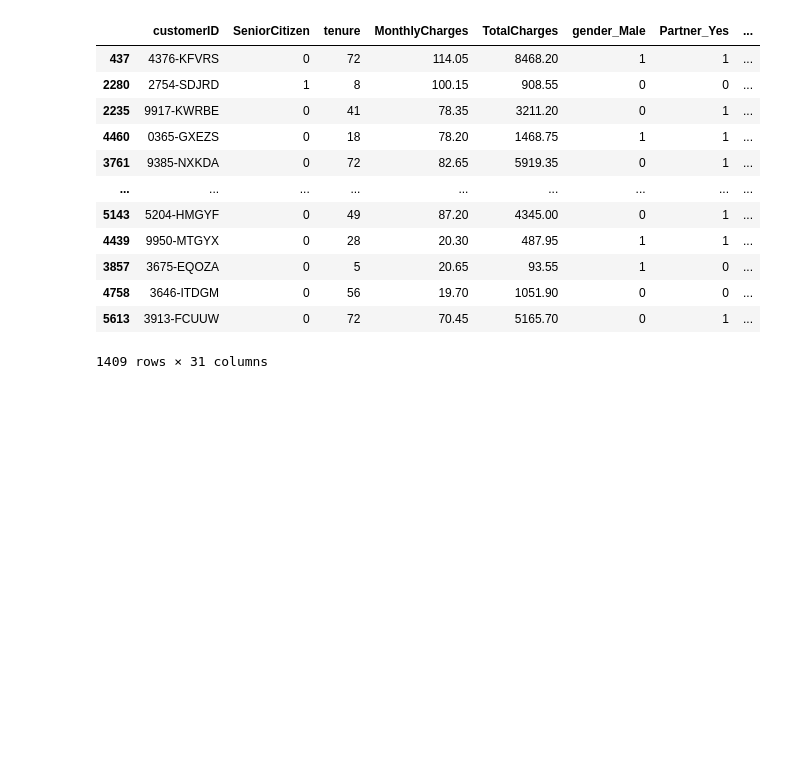
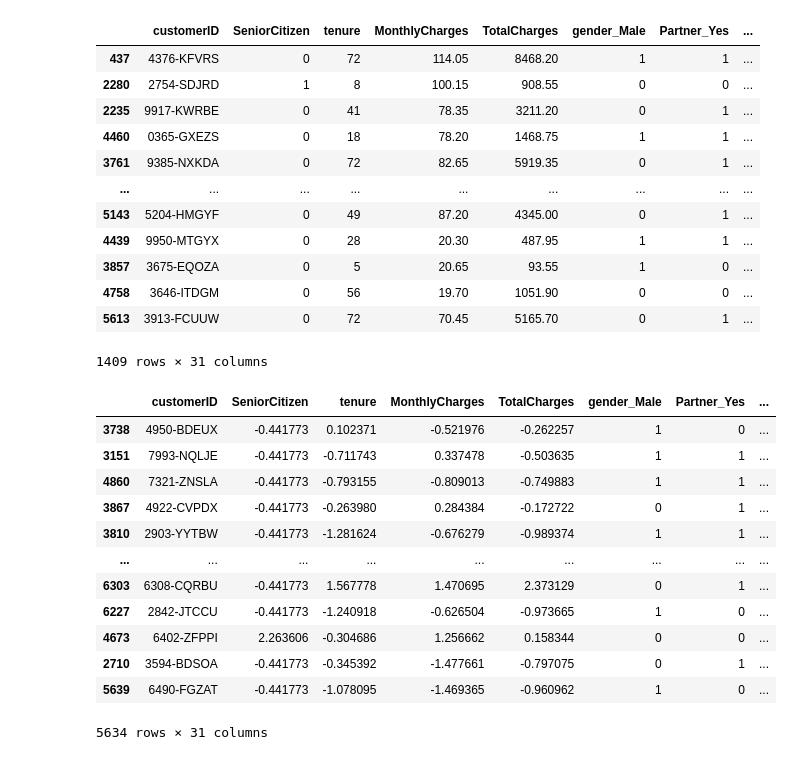
Before and after one commit to stanleyotieno1/Data-analysis-assignment, a Jupyter notebook: Jupyter-files/churn.ipynb, the cells around one changed output. Cells and saved outputs as stored; diff of their text form; code cells hidden in the pictures; blank space fills up the shorter version.

Commit message:
Chage: Scale numeric values

```diff
--- a/Jupyter-files/churn.ipynb
+++ b/Jupyter-files/churn.ipynb
@@ -624,3 +624,27 @@ X_test_encoded
 1409 rows × 31 columns
 # %%
 from sklearn.preprocessing import StandardScaler
+# %%
+scaler = StandardScaler()
+
+#scaler numeric columns in train set
+X_train_encoded[train_numeric_cols] = scaler.fit_transform(X_train_encoded[train_numeric_cols])
+
+#scaler numeric columns in test set
+X_test_encoded[train_numeric_cols] = scaler.transform(X_test_encoded[train_numeric_cols])
+# %%
+X_train_encoded
+# %% [output]
+|  | customerID | SeniorCitizen | tenure | MonthlyCharges | TotalCharges | gender_Male | Partner_Yes | ... |
+| 3738 | 4950-BDEUX | -0.441773 | 0.102371 | -0.521976 | -0.262257 | 1 | 0 | ... |
+| 3151 | 7993-NQLJE | -0.441773 | -0.711743 | 0.337478 | -0.503635 | 1 | 1 | ... |
+| 4860 | 7321-ZNSLA | -0.441773 | -0.793155 | -0.809013 | -0.749883 | 1 | 1 | ... |
+| 3867 | 4922-CVPDX | -0.441773 | -0.263980 | 0.284384 | -0.172722 | 0 | 1 | ... |
+| 3810 | 2903-YYTBW | -0.441773 | -1.281624 | -0.676279 | -0.989374 | 1 | 1 | ... |
+| ... | ... | ... | ... | ... | ... | ... | ... | ... |
+| 6303 | 6308-CQRBU | -0.441773 | 1.567778 | 1.470695 | 2.373129 | 0 | 1 | ... |
+| 6227 | 2842-JTCCU | -0.441773 | -1.240918 | -0.626504 | -0.973665 | 1 | 0 | ... |
+| 4673 | 6402-ZFPPI | 2.263606 | -0.304686 | 1.256662 | 0.158344 | 0 | 0 | ... |
+| 2710 | 3594-BDSOA | -0.441773 | -0.345392 | -1.477661 | -0.797075 | 0 | 1 | ... |
+| 5639 | 6490-FGZAT | -0.441773 | -1.078095 | -1.469365 | -0.960962 | 1 | 0 | ... |
+5634 rows × 31 columns
```
